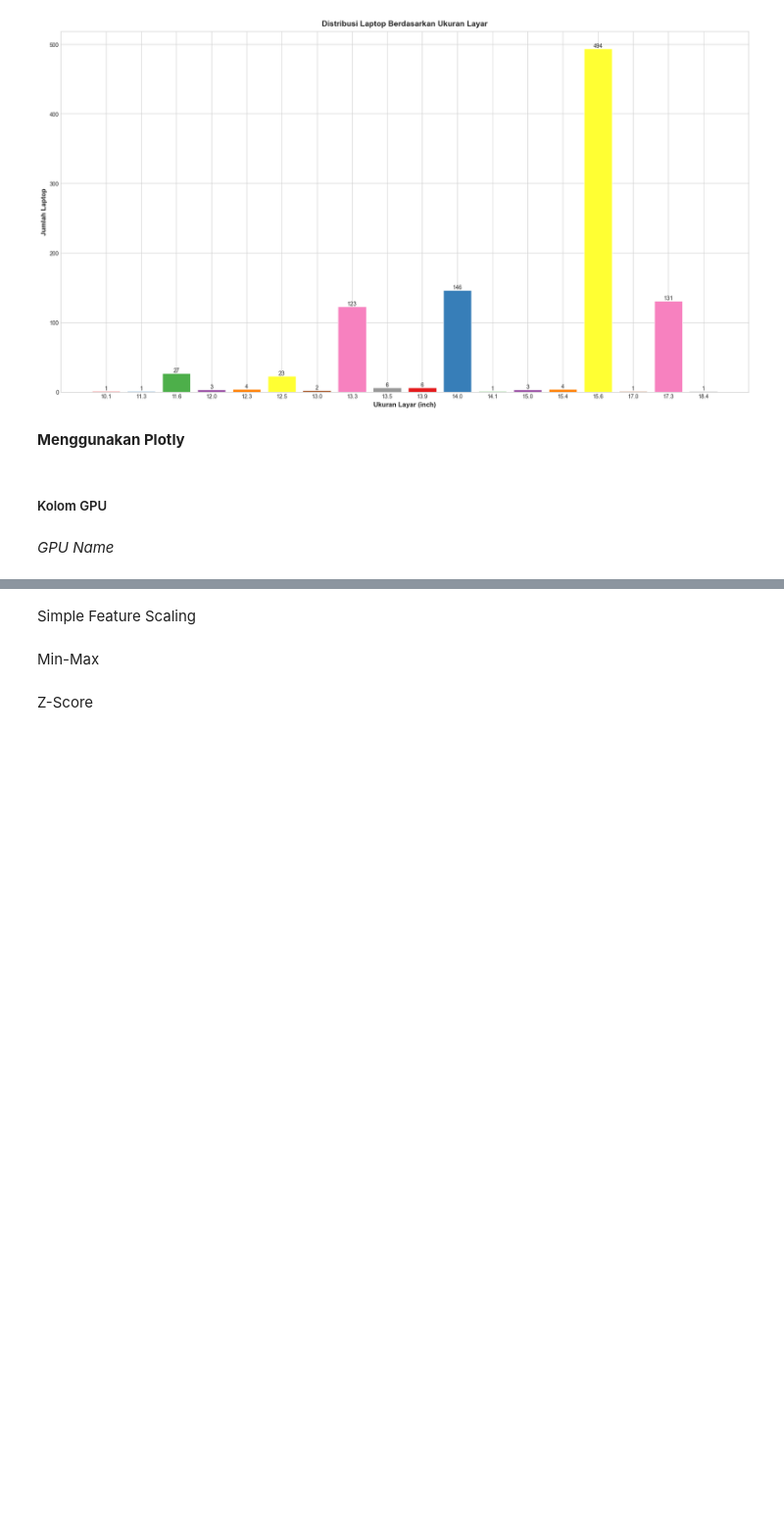
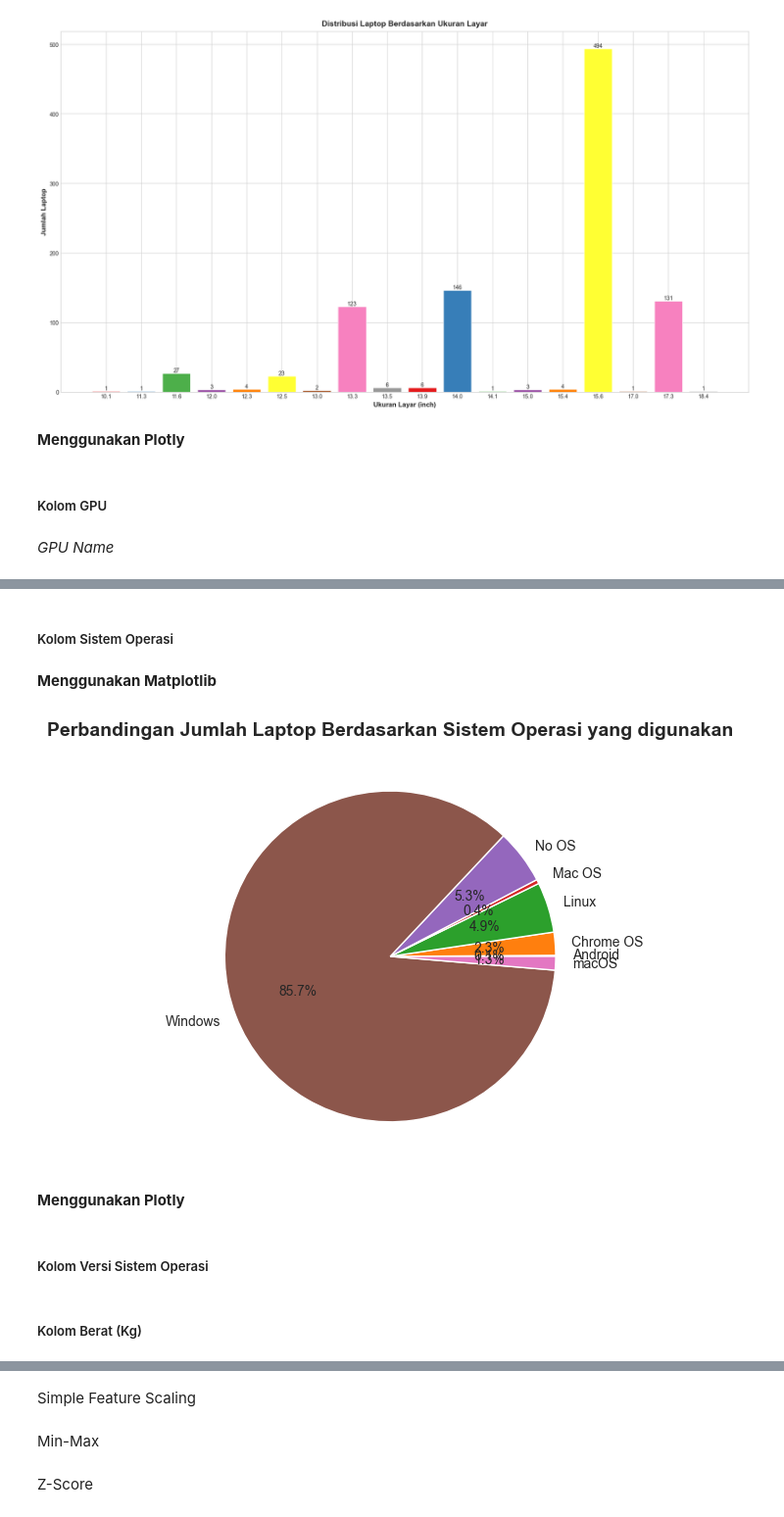
Before and after one commit to indraJuliansyahPutra/Laptop-Price, a Jupyter notebook: visualisasi.ipynb, the cells around one changed output, grey strips where cells are left out. Shown at 98% size. Saved outputs shown, nothing was run; the diff lists cells and outputs as text; code cells hidden in the pictures; blank space fills up the shorter version.

```diff
--- a/visualisasi.ipynb
+++ b/visualisasi.ipynb
@@ -300,3 +322,17 @@ gpu_name = laptop.groupby(['gpu_name']).size().reset_index(name='counts')
 fig = px.pie(gpu_name, names = 'gpu_name', values = 'counts', labels = {'counts': 'Jumlah Laptop'}, title = 'Perbandingan Jumlah Penggunaan GPU berdasarkan Brand')
 
 fig.show()
+# %% [markdown]
+##### Kolom Sistem Operasi
+# %% [markdown]
+**Menggunakan Matplotlib**
+# %%
+grouped_os = laptop.groupby('os').size().reset_index(name = 'counts')
+
+plt.pie(grouped_os['counts'], labels=grouped_os['os'], autopct='%1.1f%%')
+plt.title('Perbandingan Jumlah Laptop Berdasarkan Sistem Operasi yang digunakan')
+plt.show()
+# %% [output]
+[figure, added]
+# %% [markdown]
+**Menggunakan Plotly**
@@ -302,0 +342,2 @@ fig.show()
+# %% [markdown]
+##### Kolom Versi Sistem Operasi
@@ -302,0 +350,2 @@ fig.show()
+# %% [markdown]
+##### Kolom Berat (Kg)
```
Also changed, not shown: parts of 12 cells of this notebook.
